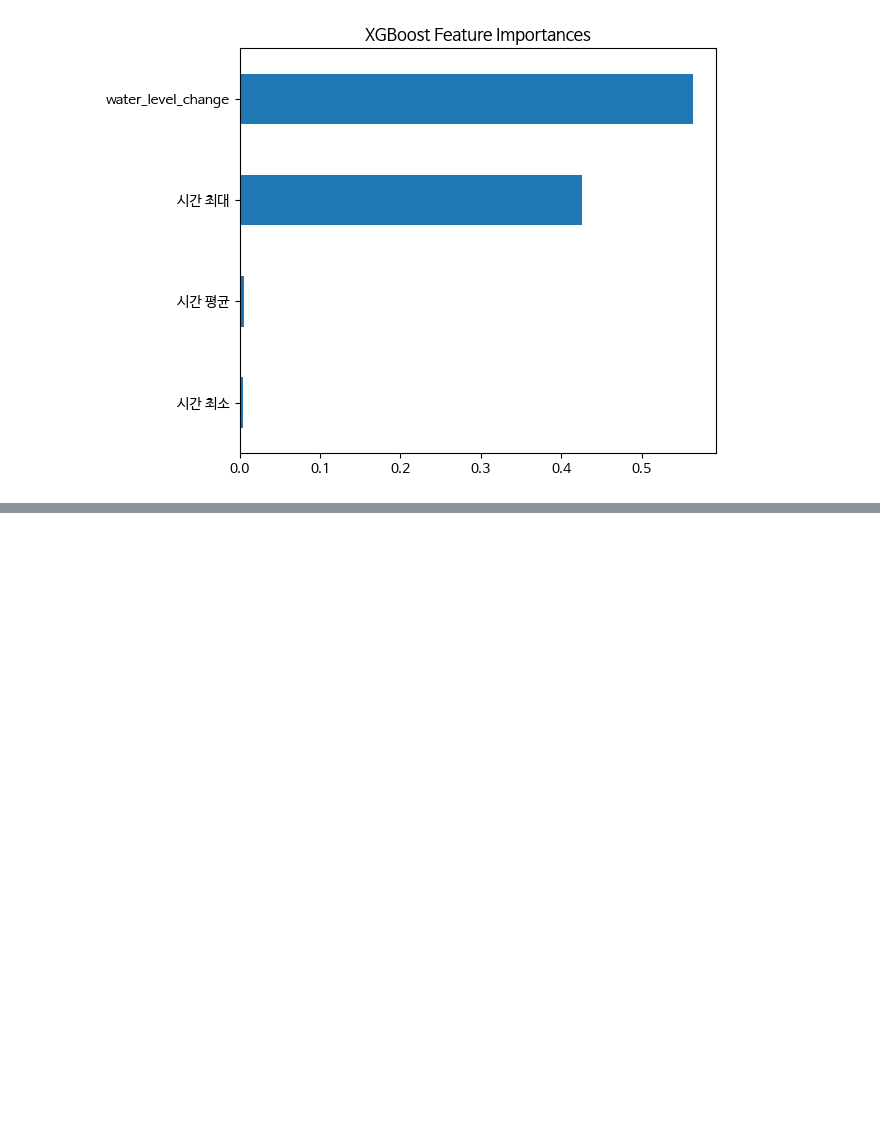
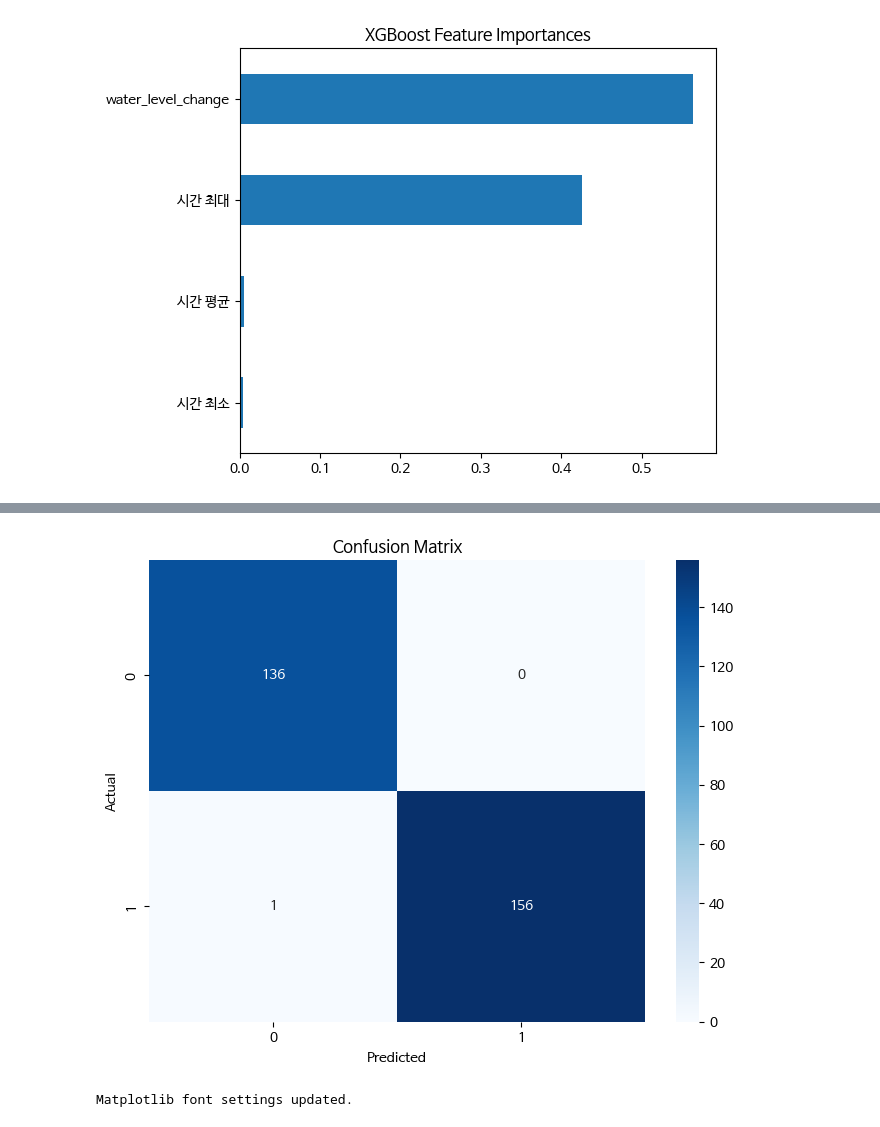
Before and after one commit to mingeunjo/mini_game, a Jupyter notebook: 새만금_공공데이터_공모전_분석_제출용.ipynb, the cells around one changed output, grey strips where cells are left out. Drawn from its saved outputs; the diff is of its cells as text; code cells hidden in the pictures; blank space fills up the shorter version.

```diff
--- a/새만금_공공데이터_공모전_분석_제출용.ipynb
+++ b/새만금_공공데이터_공모전_분석_제출용.ipynb
@@ -816,0 +919,43 @@ dtype: float32
+# %%
+import matplotlib.pyplot as plt
+import seaborn as sns
+from sklearn.metrics import confusion_matrix
+
+# Make predictions on the test data
+y_pred = model.predict(X_test)
+
+# Calculate the confusion matrix
+cm = confusion_matrix(y_test, y_pred)
+
+# Visualize the confusion matrix
+plt.figure(figsize=(8, 6))
+sns.heatmap(cm, annot=True, fmt='d', cmap='Blues')
+plt.xlabel('Predicted')
+plt.ylabel('Actual')
+plt.title('Confusion Matrix')
+plt.show()
+# %% [output]
+[figure, added]
+# %%
+import matplotlib.pyplot as plt
+import matplotlib.font_manager as fm
+import os
+
+# Find the path to a Nanum font file
+# This might need to be adjusted based on the exact font installed and its location
+font_path = '/usr/share/fonts/truetype/nanum/NanumBarunGothic.ttf'
+
+# Check if the font file exists
+if os.path.exists(font_path):
+    # Add the font to the font manager
+    fm.fontManager.addfont(font_path)
+
+    # Set the font to NanumBarunGothic
+    plt.rc('font', family='NanumBarunGothic')
+    plt.rc('axes', unicode_minus=False)
+
+    print("Matplotlib font settings updated.")
+else:
+    print(f"Error: Font file not found at {font_path}")
+# %% [output]
+Matplotlib font settings updated.
```
Also changed, not shown: parts of 12 cells of this notebook.
